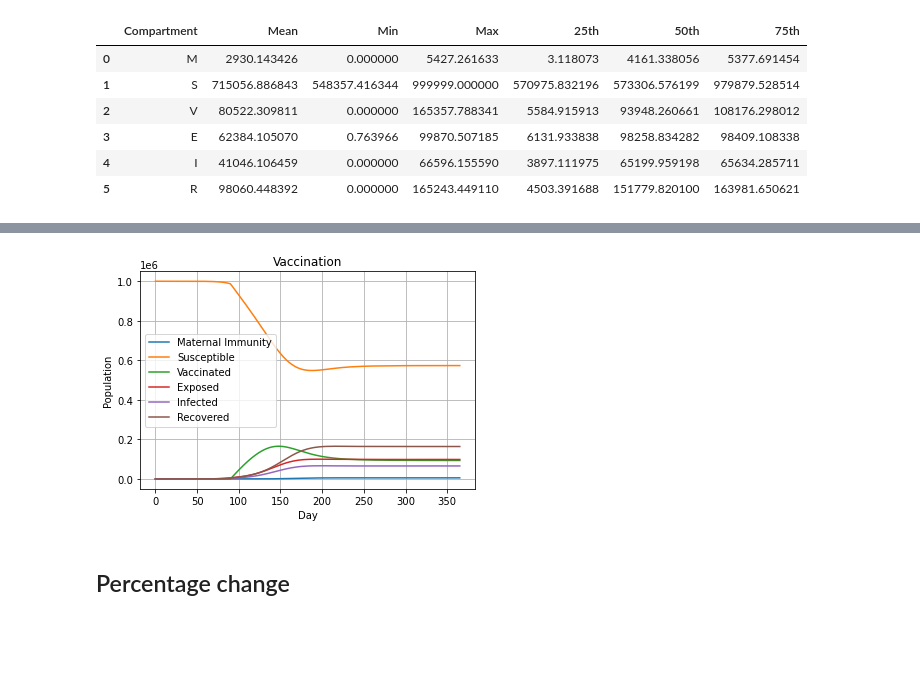
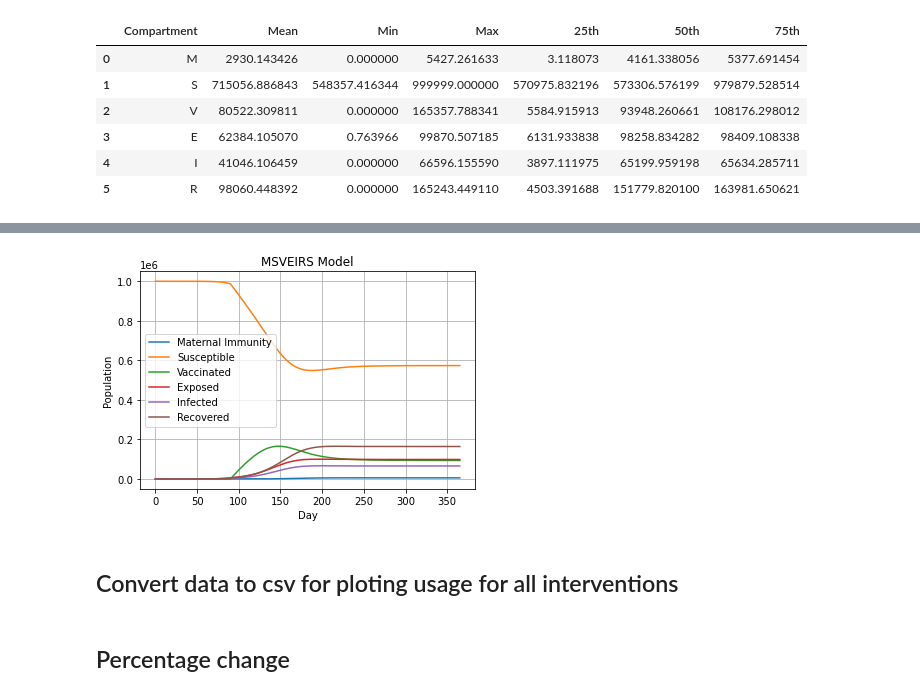
Before and after one commit to nwjun/infectious-disease-modelling, a Jupyter notebook: MSEIRS-Vaccination.ipynb, the cells around one changed output, grey strips where cells are left out. Drawn from its saved outputs; the diff is of its cells as text; code cells hidden in the pictures; blank space fills up the shorter version.

```diff
--- a/MSEIRS-Vaccination.ipynb
+++ b/MSEIRS-Vaccination.ipynb
@@ -156,16 +217,65 @@ for i in range(len(comp_lst)):
 # %%
 # Plot
 plt.plot(times, M, label='Maternal Immunity')
 plt.plot(times, S, label='Susceptible')
 plt.plot(times, V, label='Vaccinated')
 plt.plot(times, E, label='Exposed')
 plt.plot(times, I, label='Infected')
 plt.plot(times, R, label='Recovered')
 plt.xlabel('Day')
 plt.ylabel('Population')
-plt.title("Vaccination")
+plt.title("MSVEIRS Model")
 plt.legend()
 plt.grid(True)
+
+# # Adding horizontal and vertical lines to the peak infectious point
+# point_x = peak_time
+# point_y = peak_infections
+
+# # Horizontal line
+# plt.axhline(y=point_y, color='black', linestyle='--')
+# # Vertical line
+# plt.axvline(x=point_x, color='black', linestyle='--')
+
+# # Marking the point
+# plt.scatter(point_x, point_y, color='black', marker='o')
+
+# # Adding text annotation for the point coordinates
+# plt.text(point_x + 5, point_y + 50000, f'({point_x}, {round(point_y)})', color='black')
+
+# # Adding horizontal and vertical lines to the peak exposed point
+# point_x_e = peak_time_exposed
+# point_y_e = peak_exposed
+
+# # Horizontal line
+# plt.axhline(y=point_y_e, color='b', linestyle='--')
+# # Vertical line
+# plt.axvline(x=point_x_e, color='b', linestyle='--')
+
+# # Marking the point
+# plt.scatter(point_x_e, point_y_e, color='b', marker='o')
+
+# # Adding text annotation for the point coordinates
+# plt.text(point_x_e - 50, point_y_e + 30000, f'({point_x_e}, {round(point_y_e)})', color='b')
+
+# # Adding horizontal and vertical lines to the min susceptible point
+# point_x_s = peak_time_sus
+# point_y_s = peak_sus
+
+# # Horizontal line
+# plt.axhline(y=point_y_s, color='y', linestyle='--')
+# # Vertical line
+# plt.axvline(x=point_x_s, color='y', linestyle='--')
+
+# # Marking the point
+# plt.scatter(point_x_s, point_y_s, color='y', marker='o')
+
+# # Adding text annotation for the point coordinates
+# plt.text(point_x_s - 50, point_y_s + 30000, f'({point_x_s}, {round(point_y_s)})', color='y')
+
+
 plt.show()
 # %% [output]
-[figure, old version]
+[figure, new version]
+# %% [markdown]
+## Convert data to csv for ploting usage for all interventions
```
Also changed, not shown: parts of 3 cells of this notebook, 3 other files.
